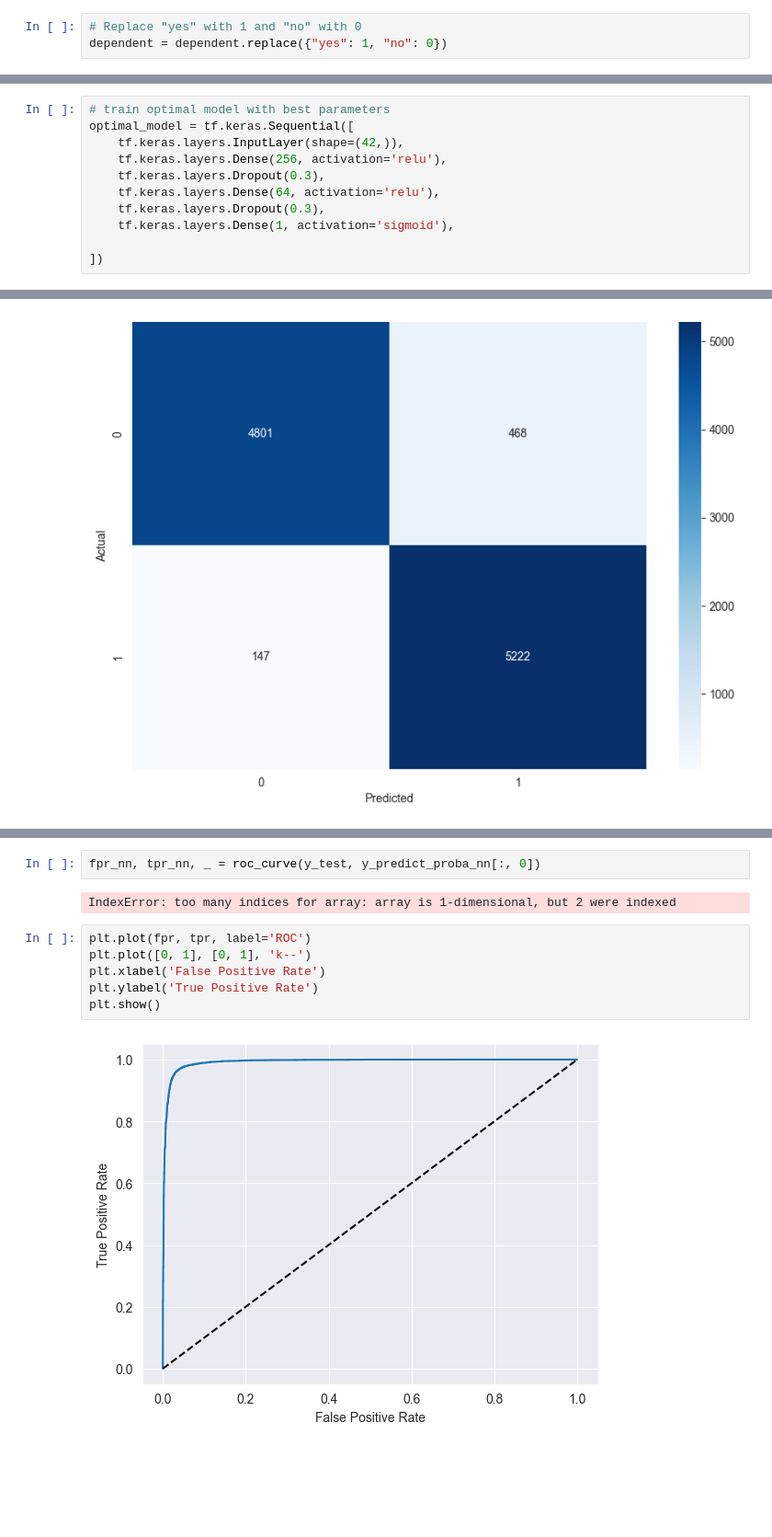
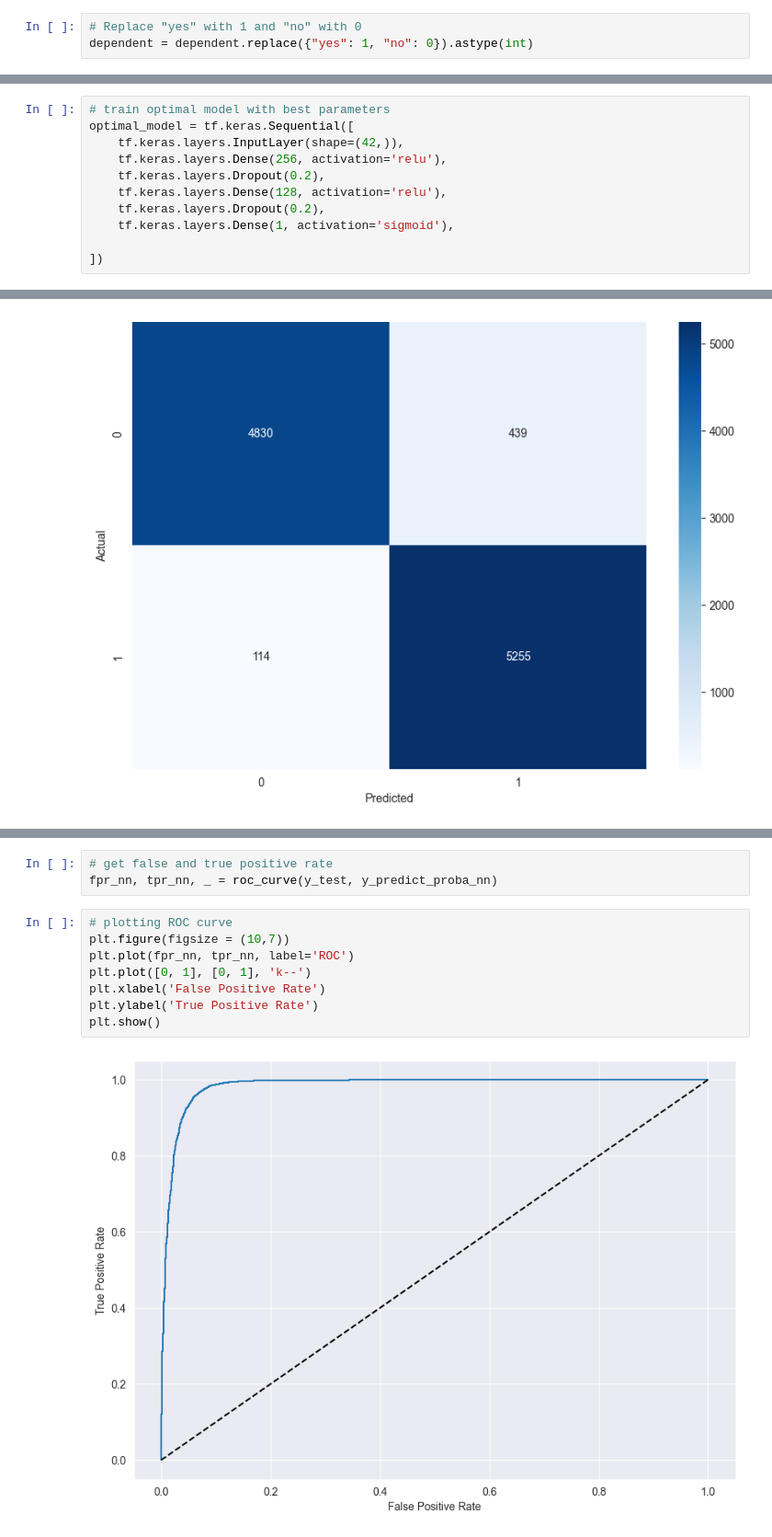
Before and after one commit to HirudikaAnupama/Predicting-Term-Deposit-Subscriptions, a Jupyter notebook: models/Predicting Term Deposit Subscriptions.ipynb, the cells around one changed output, grey strips where cells are left out. Shown at 92% size. Drawn from its saved outputs; the diff is of its cells as text; blank space fills up the shorter version.

```diff
--- a/models/Predicting Term Deposit Subscriptions.ipynb
+++ b/models/Predicting Term Deposit Subscriptions.ipynb
@@ -625,7 +622,7 @@ dependent
 Name: y, Length: 28193, dtype: object
 # %%
 # Replace "yes" with 1 and "no" with 0
-dependent = dependent.replace({"yes": 1, "no": 0})
+dependent = dependent.replace({"yes": 1, "no": 0}).astype(int)
 # %%
 dependent
 # %% [output]
@@ -998,9 +998,9 @@ Best Validation Accuracy: 0.9444183111190796
 optimal_model = tf.keras.Sequential([
     tf.keras.layers.InputLayer(shape=(42,)),
     tf.keras.layers.Dense(256, activation='relu'),
-    tf.keras.layers.Dropout(0.3),
-    tf.keras.layers.Dense(64, activation='relu'),
-    tf.keras.layers.Dropout(0.3),
+    tf.keras.layers.Dropout(0.2),
+    tf.keras.layers.Dense(128, activation='relu'),
+    tf.keras.layers.Dropout(0.2),
     tf.keras.layers.Dense(1, activation='sigmoid'),
 
 ])
@@ -1110,13 +1112,14 @@ Random Forest ROC-AUC: 0.99
 # %%
-fpr_nn, tpr_nn, _ = roc_curve(y_test, y_predict_proba_nn[:, 0])
+# get false and true positive rate
+fpr_nn, tpr_nn, _ = roc_curve(y_test, y_predict_proba_nn)
-# %% [output]
-IndexError: too many indices for array: array is 1-dimensional, but 2 were indexed
 # %%
-plt.plot(fpr, tpr, label='ROC')
+# plotting ROC curve
+plt.figure(figsize = (10,7))
+plt.plot(fpr_nn, tpr_nn, label='ROC')
 plt.plot([0, 1], [0, 1], 'k--')
 plt.xlabel('False Positive Rate')
 plt.ylabel('True Positive Rate')
 plt.show()
 # %% [output]
-[figure, old version]
+[figure, new version]
 # %%
```
Also changed, not shown: parts of 23 cells of this notebook.
